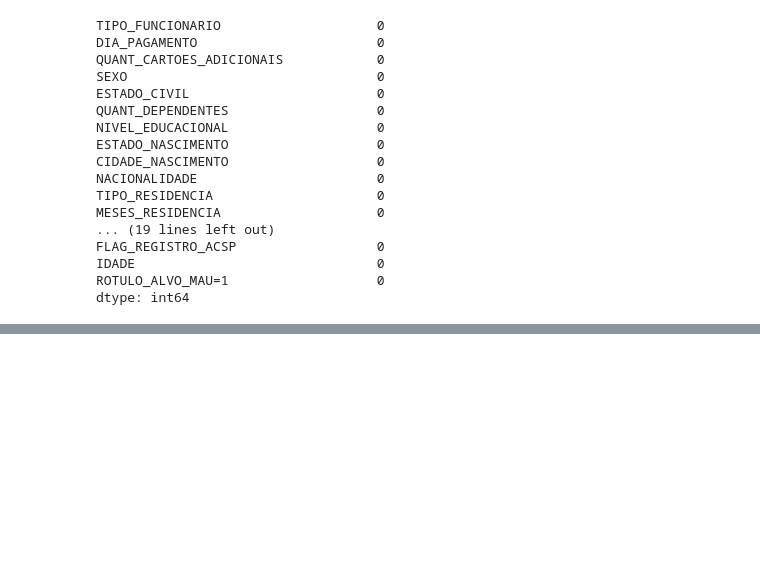
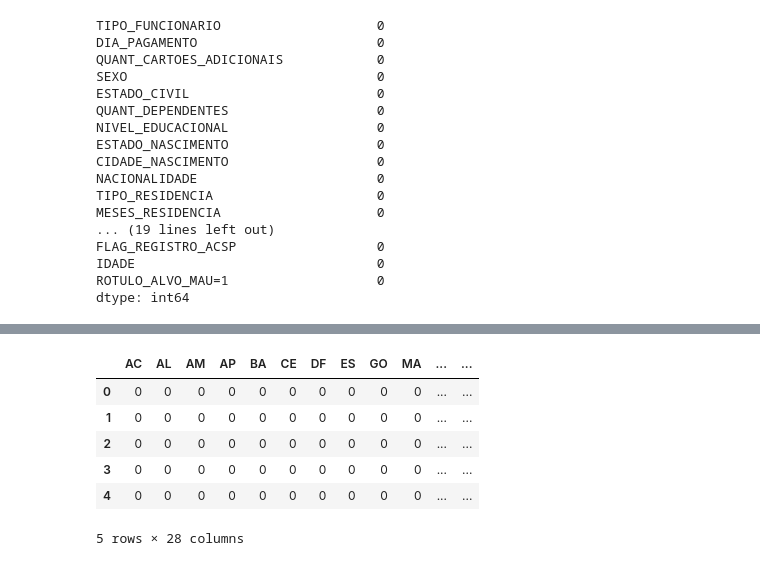
Before and after one commit to RodrigodeFeo/8DTS, a Jupyter notebook: FE_Trabalho_Integrado_RM351578.ipynb, the cells around one changed output, grey strips where cells are left out. Drawn from its saved outputs; the diff is of its cells as text; code cells hidden in the pictures; blank space fills up the shorter version.

```diff
--- a/FE_Trabalho_Integrado_RM351578.ipynb
+++ b/FE_Trabalho_Integrado_RM351578.ipynb
@@ -429,0 +476,11 @@ dtype: int64
+# %%
+estado = pd.get_dummies(df_clientes_rev.ESTADO_NASCIMENTO,drop_first=True)
+estado.head()
+# %% [output]
+|  | AC | AL | AM | AP | BA | CE | DF | ES | GO | MA | ... | ... |
+| 0 | 0 | 0 | 0 | 0 | 0 | 0 | 0 | 0 | 0 | 0 | ... | ... |
+| 1 | 0 | 0 | 0 | 0 | 0 | 0 | 0 | 0 | 0 | 0 | ... | ... |
+| 2 | 0 | 0 | 0 | 0 | 0 | 0 | 0 | 0 | 0 | 0 | ... | ... |
+| 3 | 0 | 0 | 0 | 0 | 0 | 0 | 0 | 0 | 0 | 0 | ... | ... |
+| 4 | 0 | 0 | 0 | 0 | 0 | 0 | 0 | 0 | 0 | 0 | ... | ... |
+5 rows × 28 columns
```
Also changed, not shown: parts of 21 cells of this notebook.
